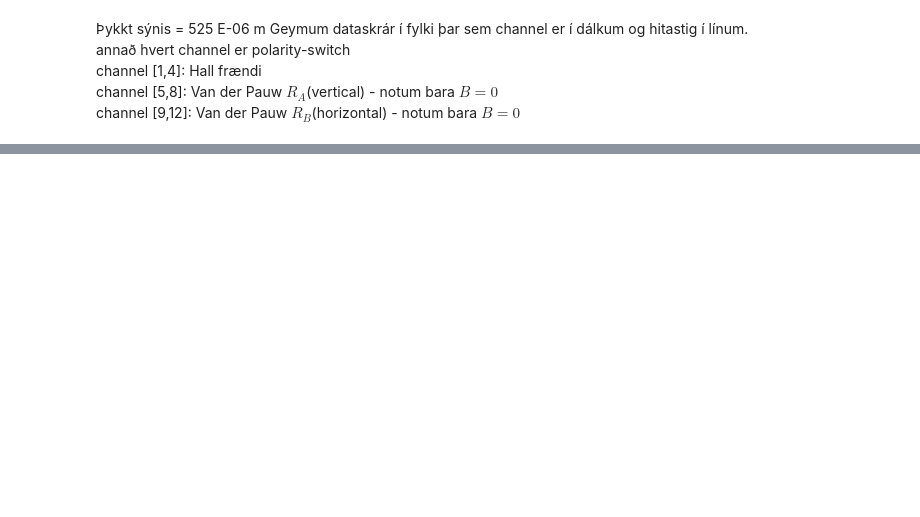
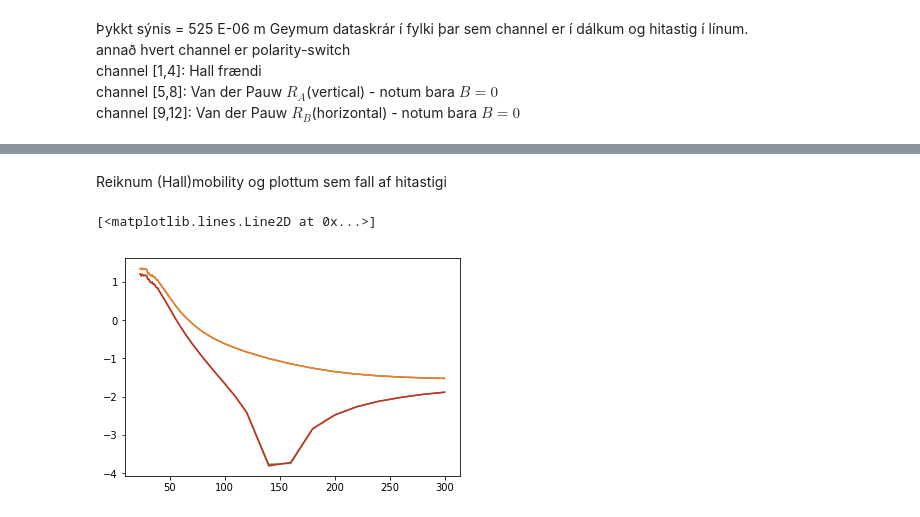
Before and after one commit to EmilGauti/hall, a Jupyter notebook: gagnavinnsla.ipynb, the cells around one changed output, grey strips where cells are left out. Drawn from its saved outputs; the diff is of its cells as text; code cells hidden in the pictures; blank space fills up the shorter version.

```diff
--- a/gagnavinnsla.ipynb
+++ b/gagnavinnsla.ipynb
@@ -52,0 +99,23 @@ as a function of temperature
+# %% [markdown]
+Reiknum (Hall)mobility og plottum sem fall af hitastigi
+# %%
+def hallMobility(n_s,R_s):
+    q=1.602E-19
+    mu = 1/(q*n_s*R_s)
+    return mu
+mu0 = np.zeros(f_hitastig)
+mu1 = np.zeros(f_hitastig)
+mu2 = np.zeros(f_hitastig)
+mu3 = np.zeros(f_hitastig)
+for i in range(f_hitastig):
+    mu0[i] = hallMobility(n_s0[i],R_s[i])
+    mu1[i] = hallMobility(n_s1[i],R_s[i])
+    mu2[i] = hallMobility(n_s2[i],R_s[i])
+    mu3[i] = hallMobility(n_s3[i],R_s[i])
+plt.plot(hitastig,np.log(mu0))
+plt.plot(hitastig,np.log(mu1))
+plt.plot(hitastig,np.log(mu2))
+plt.plot(hitastig,np.log(mu3))
+# %% [output]
+[<matplotlib.lines.Line2D at 0x...>]
+[figure, added]
```
Also changed, not shown: parts of 3 cells of this notebook, 1 other file.
